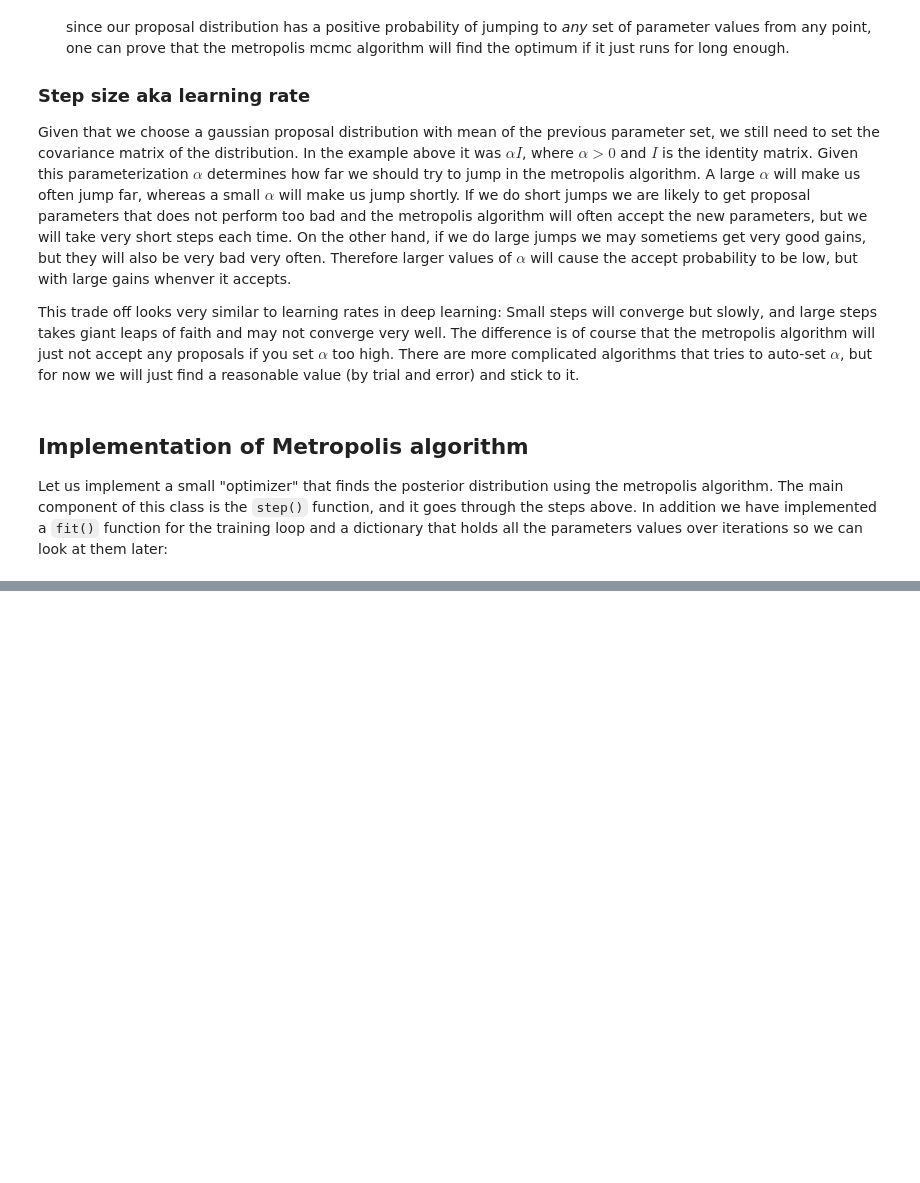
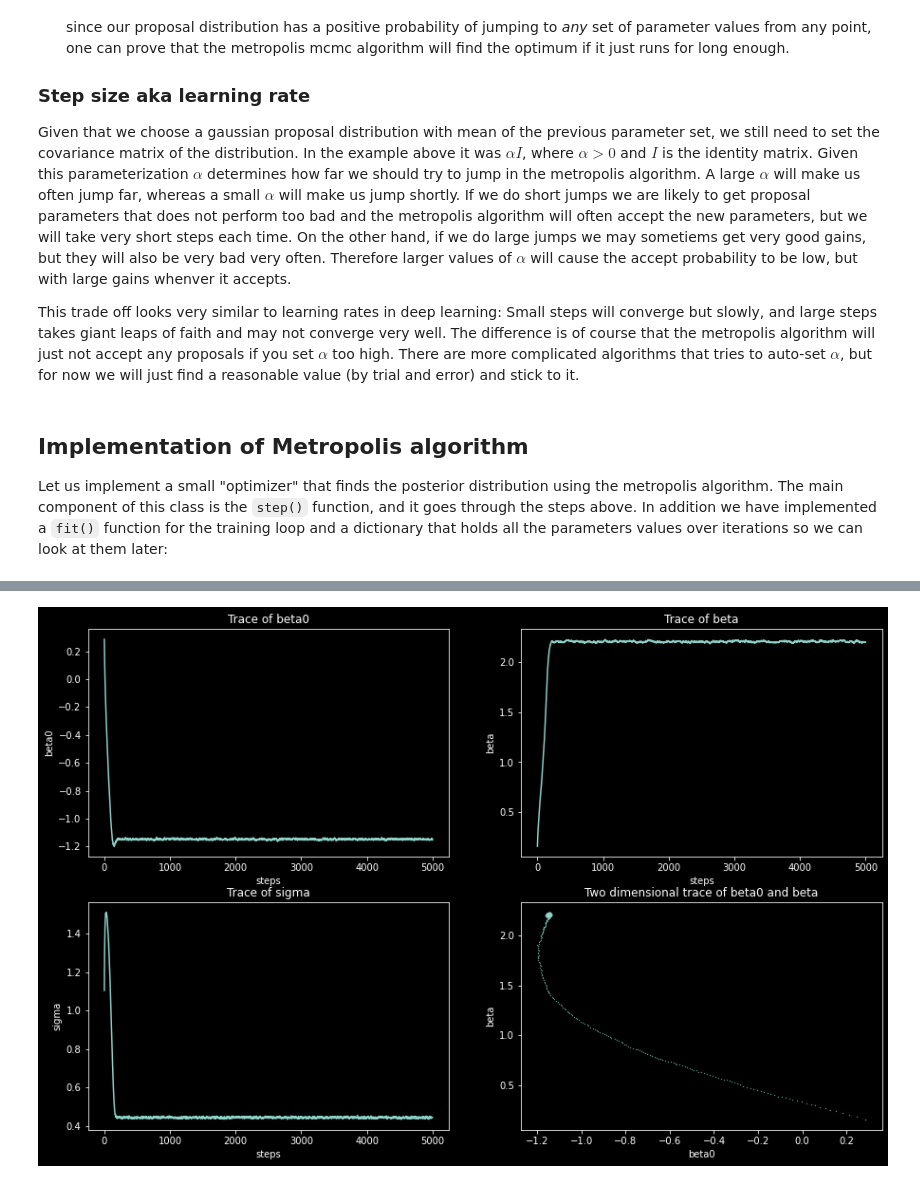
Before and after one commit to simeneide/blog-old, a Jupyter notebook: _notebooks/2020-11-06-bayesian-deep-learning.ipynb, the cells around one changed output, grey strips where cells are left out. Saved outputs shown, nothing was run; the diff lists cells and outputs as text; code cells hidden in the pictures; blank space fills up the shorter version.

Commit message:
first implementation of SGLD

```diff
--- a/_notebooks/2020-11-06-bayesian-deep-learning.ipynb
+++ b/_notebooks/2020-11-06-bayesian-deep-learning.ipynb
@@ -248,0 +321,39 @@ _ = ax.set_title("Two dimensional trace of beta0 and beta")
+# %%
+from torch.optim.optimizer import Optimizer
+class OptimizerSGLD(Optimizer):
+    def __init__(self, net, alpha=1e-4):
+        super(OptimizerSGLD, self).__init__(net.parameters(), {})
+        self.net = net
+        self.alpha = alpha
+
+    #@torch.no_grad()
+    def step(self, batch, batch_size=1, num_data=1):
+        self.zero_grad()
+        weight = num_data/batch_size
+        loss = -self.net.loglik(batch)*weight - self.net.logprior()
+        loss.backward()
+
+        with torch.no_grad():
+            for name, par in self.net.named_parameters():
+                newpar = (
+                    par
+                    - 0.5*self.alpha*par.grad
+                    + torch.normal(torch.zeros_like(par), std=self.alpha)
+                )
+                par.copy_(newpar)
+        return loss
+
+    def fit(self, data=None, num_steps=1000):
+        # We create one tensor per parameter so that we can keep track of the parameter values over time:
+        self.parameter_trace = {key : torch.zeros( (num_steps,) + par.size()) for key, par in self.net.named_parameters()}
+
+        for s in range(num_steps):
+            loss = self.step(data)
+            for key, val in self.net.named_parameters():
+                self.parameter_trace[key][s,] = val.data
+        return True
+
+model = BayesNet()
+trainer = OptimizerSGLD(model, alpha=0.002)
+# Train the model (and take the time):
+%time trainer.fit(data, num_steps=5000)
@@ -248,0 +364,5 @@ _ = ax.set_title("Two dimensional trace of beta0 and beta")
+# %%
+#hide_input
+plot_parameter_trace(trainer)
+# %% [output]
+[figure, added]
```
Also changed, not shown: parts of 17 cells of this notebook.
